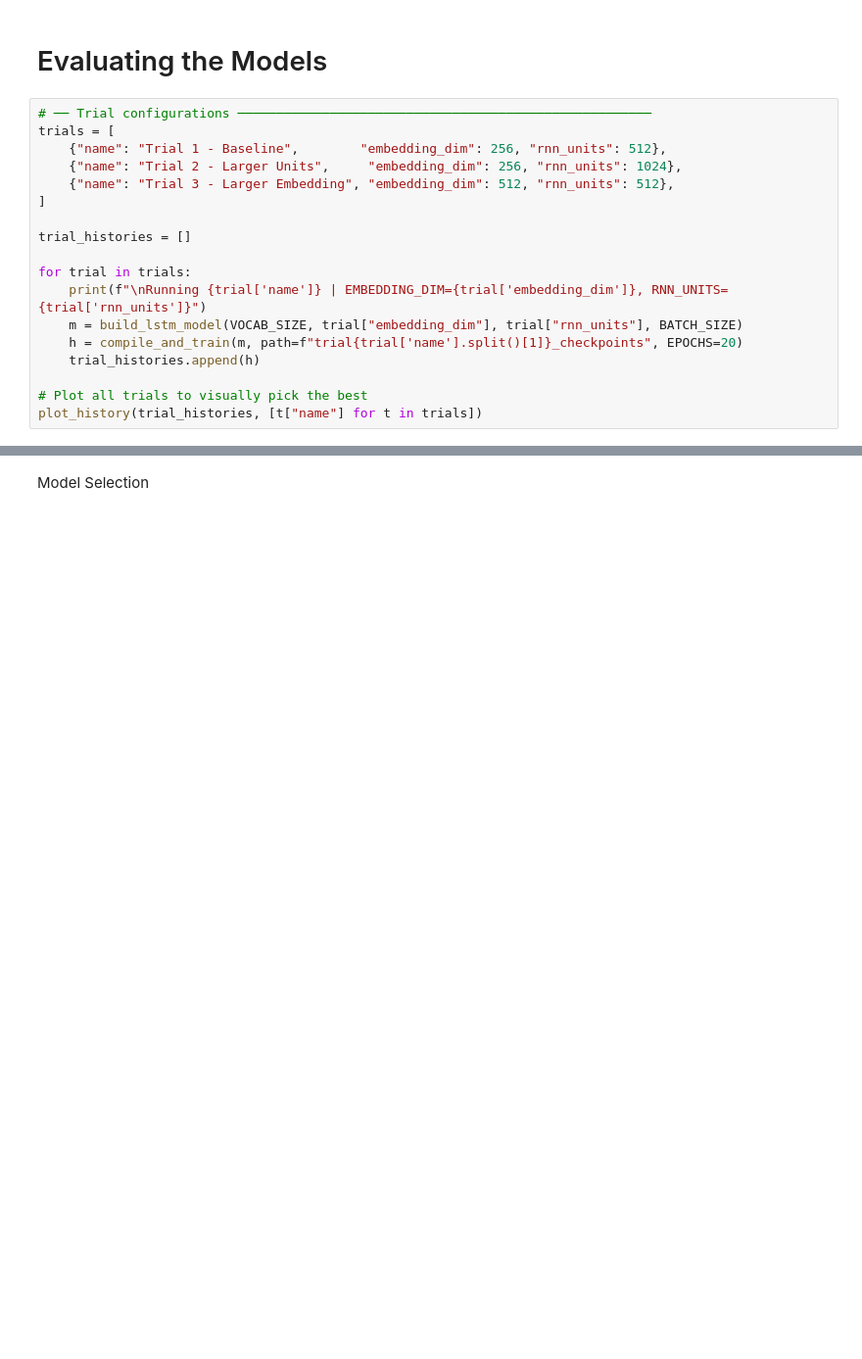
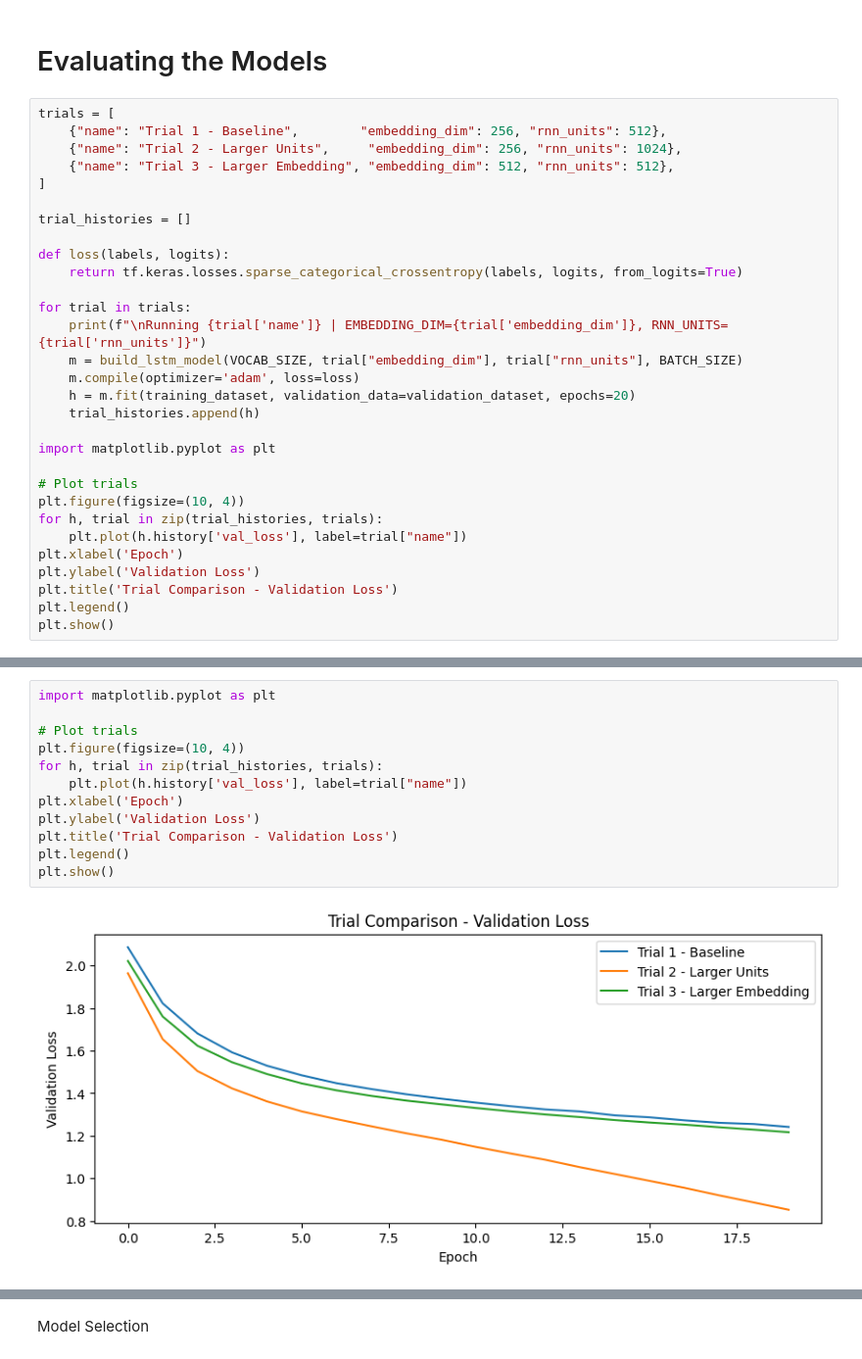
Before and after one commit to FaridaBey/Assignment, a Jupyter notebook: Labs/Lab4/Lab4.ipynb, the cells around one changed output, grey strips where cells are left out. Shown at 98% size. Cells and saved outputs as stored; diff of their text form; blank space fills up the shorter version.

```diff
--- a/Labs/Lab4/Lab4.ipynb
+++ b/Labs/Lab4/Lab4.ipynb
@@ -449,7 +449,6 @@ def build_birnn_model(vocab_size, embedding_dim, rnn_units, batch_size, rnn_type
 # %% [markdown]
 # Evaluating the Models
 # %%
-# ── Trial configurations ──────────────────────────────────────────────────────
 trials = [
     {"name": "Trial 1 - Baseline",        "embedding_dim": 256, "rnn_units": 512},
     {"name": "Trial 2 - Larger Units",     "embedding_dim": 256, "rnn_units": 1024},
@@ -458,14 +457,27 @@ trials = [
 
 trial_histories = []
 
+def loss(labels, logits):
+    return tf.keras.losses.sparse_categorical_crossentropy(labels, logits, from_logits=True)
+
 for trial in trials:
     print(f"\nRunning {trial['name']} | EMBEDDING_DIM={trial['embedding_dim']}, RNN_UNITS={trial['rnn_units']}")
     m = build_lstm_model(VOCAB_SIZE, trial["embedding_dim"], trial["rnn_units"], BATCH_SIZE)
-    h = compile_and_train(m, path=f"trial{trial['name'].split()[1]}_checkpoints", EPOCHS=20)
+    m.compile(optimizer='adam', loss=loss)
+    h = m.fit(training_dataset, validation_data=validation_dataset, epochs=20)
     trial_histories.append(h)
 
-# Plot all trials to visually pick the best
-plot_history(trial_histories, [t["name"] for t in trials])
+import matplotlib.pyplot as plt
+
+# Plot trials
+plt.figure(figsize=(10, 4))
+for h, trial in zip(trial_histories, trials):
+    plt.plot(h.history['val_loss'], label=trial["name"])
+plt.xlabel('Epoch')
+plt.ylabel('Validation Loss')
+plt.title('Trial Comparison - Validation Loss')
+plt.legend()
+plt.show()
 # %% [output]
 Running Trial 1 - Baseline | EMBEDDING_DIM=256, RNN_UNITS=512
 Epoch 1/20
@@ -483 +500,15 @@ Epoch 6/20
+# %%
+import matplotlib.pyplot as plt
+
+# Plot trials
+plt.figure(figsize=(10, 4))
+for h, trial in zip(trial_histories, trials):
+    plt.plot(h.history['val_loss'], label=trial["name"])
+plt.xlabel('Epoch')
+plt.ylabel('Validation Loss')
+plt.title('Trial Comparison - Validation Loss')
+plt.legend()
+plt.show()
+# %% [output]
+[figure, added]
 # %%
```
Also changed, not shown: parts of 7 cells of this notebook.
